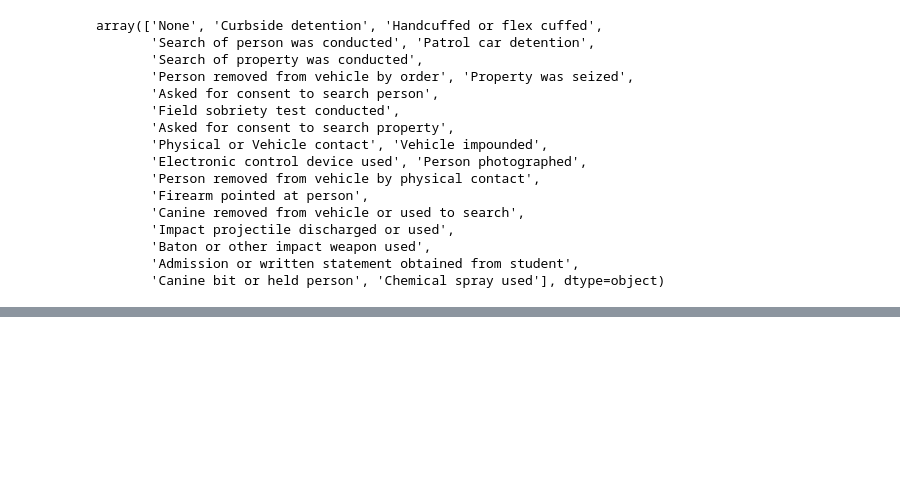
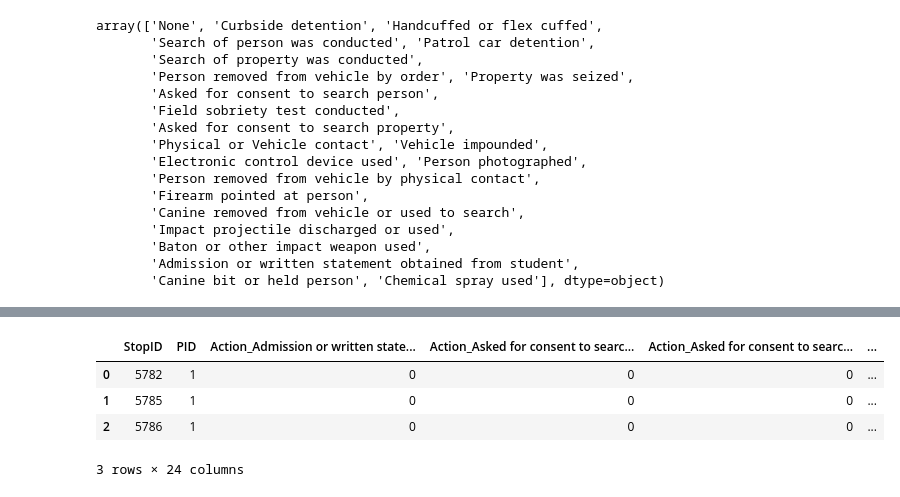
Before and after one commit to tsamba120/Long-Beach-Policing-Analysis, a Jupyter notebook: cleaning_notebooks/clean_raw_tables_canvas.ipynb, the cells around one changed output, grey strips where cells are left out. Saved outputs shown, nothing was run; the diff lists cells and outputs as text; code cells hidden in the pictures; blank space fills up the shorter version.

```diff
--- a/cleaning_notebooks/clean_raw_tables_canvas.ipynb
+++ b/cleaning_notebooks/clean_raw_tables_canvas.ipynb
@@ -340,0 +324,11 @@ pd.get_dummies(actions_stop_df[['StopID', 'PID', 'actionTakenDuringStop']]).grou
+# %%
+asd1 = pd.get_dummies(actions_stop_df[['StopID', 'PID', 'actionTakenDuringStop']]).groupby(['StopID', 'PID']).sum().reset_index()
+asd1.rename(columns= lambda x: re.sub('actionTakenDuringStop_', 'Action_', x), inplace=True)
+asd1.drop('Action_None', axis=1, inplace=True)
+asd1.head(3)
+# %% [output]
+|  | StopID | PID | Action_Admission or written state... | Action_Asked for consent to searc... | Action_Asked for consent to searc... | ... |
+| 0 | 5782 | 1 | 0 | 0 | 0 | ... |
+| 1 | 5785 | 1 | 0 | 0 | 0 | ... |
+| 2 | 5786 | 1 | 0 | 0 | 0 | ... |
+3 rows × 24 columns
```
Also changed, not shown: parts of 5 cells of this notebook.
